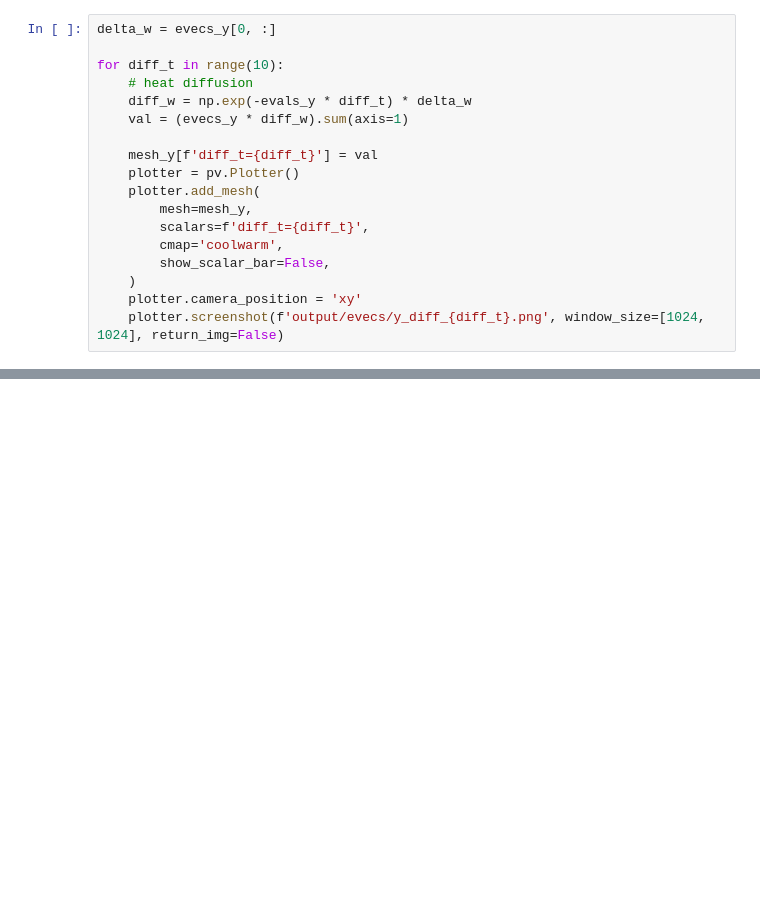
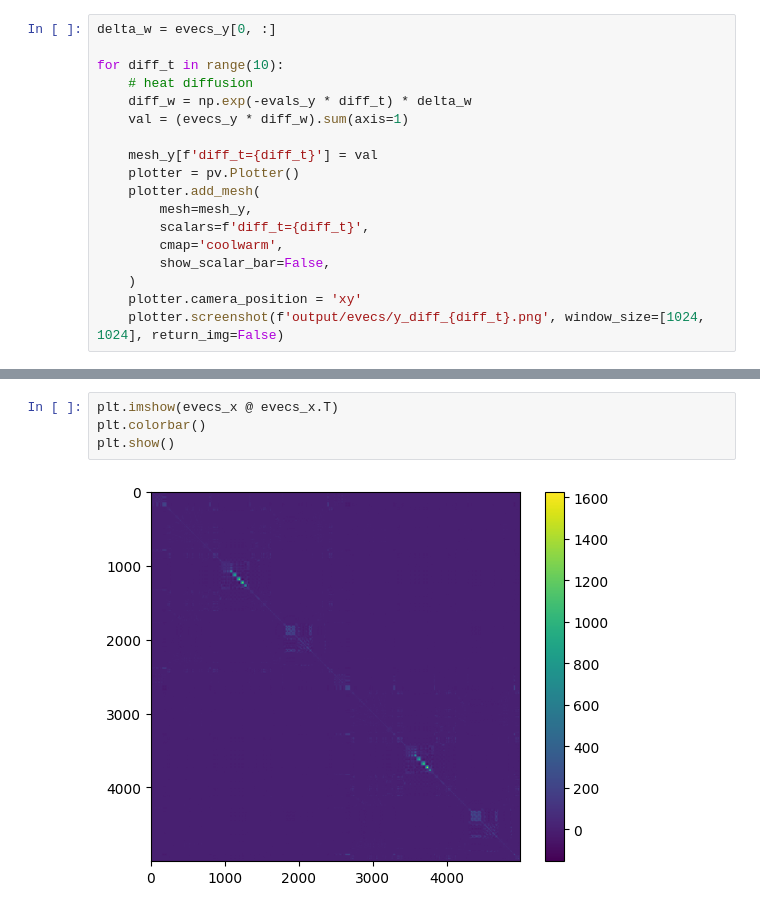
Before and after one commit to liu-qilong/urssm-replicate, a Jupyter notebook: notebook/evec-and-diffusion.ipynb, the cells around one changed output, grey strips where cells are left out. Drawn from its saved outputs; the diff is of its cells as text; blank space fills up the shorter version.

```diff
--- a/notebook/evec-and-diffusion.ipynb
+++ b/notebook/evec-and-diffusion.ipynb
@@ -82,0 +141,6 @@ for diff_t in range(10):
+# %%
+plt.imshow(evecs_x @ evecs_x.T)
+plt.colorbar()
+plt.show()
+# %% [output]
+[figure, added]
```
Also changed, not shown: parts of 11 cells of this notebook, 8 other files.
